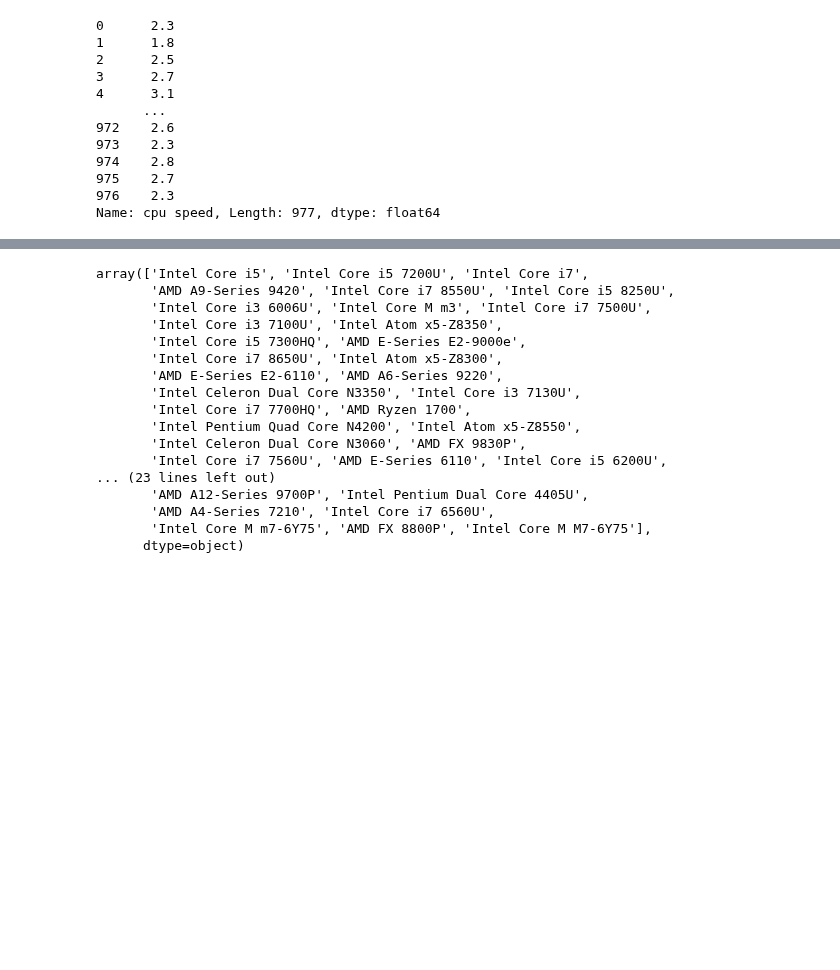
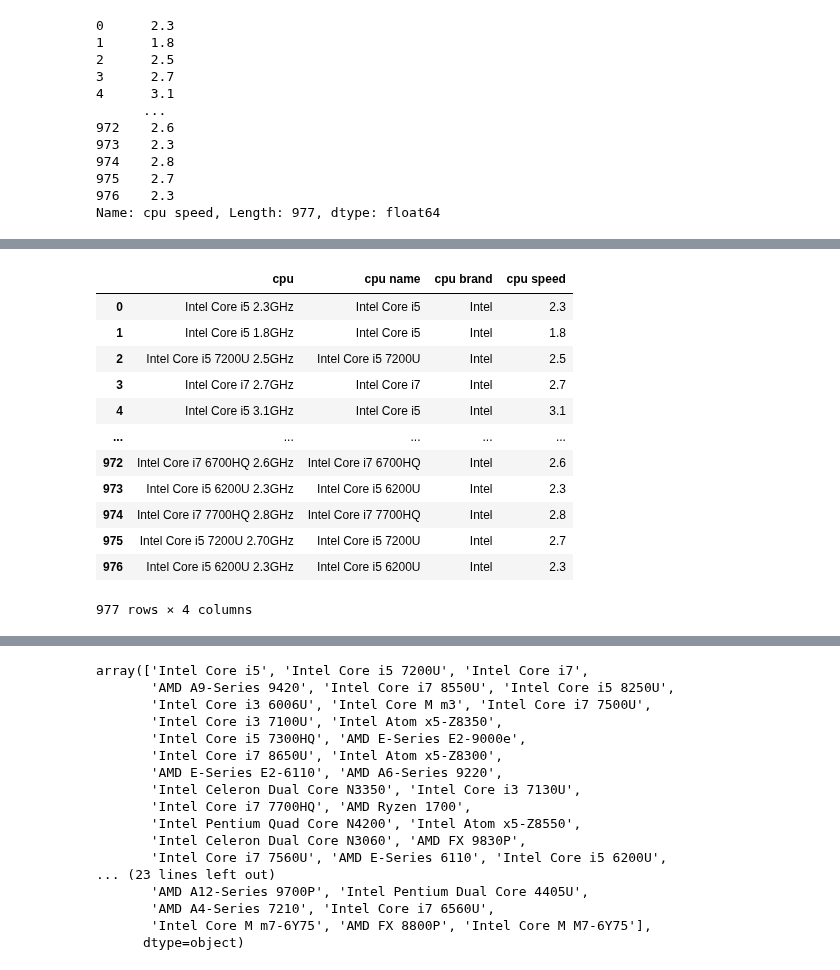
Before and after one commit to indraJuliansyahPutra/Laptop-Price, a Jupyter notebook: clean.ipynb, the cells around one changed output, grey strips where cells are left out. Saved outputs shown, nothing was run; the diff lists cells and outputs as text; code cells hidden in the pictures; blank space fills up the shorter version.

```diff
--- a/clean.ipynb
+++ b/clean.ipynb
@@ -382,3 +432,21 @@ Name: cpu speed, Length: 977, dtype: float64
+# %%
+laptop['cpu brand'] = laptop['cpu name'].str.rsplit(' ', n=0).str[0]
+
+laptop[['cpu', 'cpu name', 'cpu brand', 'cpu speed']]
+# %% [output]
+|  | cpu | cpu name | cpu brand | cpu speed |
+| 0 | Intel Core i5 2.3GHz | Intel Core i5 | Intel | 2.3 |
+| 1 | Intel Core i5 1.8GHz | Intel Core i5 | Intel | 1.8 |
+| 2 | Intel Core i5 7200U 2.5GHz | Intel Core i5 7200U | Intel | 2.5 |
+| 3 | Intel Core i7 2.7GHz | Intel Core i7 | Intel | 2.7 |
+| 4 | Intel Core i5 3.1GHz | Intel Core i5 | Intel | 3.1 |
+| ... | ... | ... | ... | ... |
+| 972 | Intel Core i7 6700HQ 2.6GHz | Intel Core i7 6700HQ | Intel | 2.6 |
+| 973 | Intel Core i5 6200U 2.3GHz | Intel Core i5 6200U | Intel | 2.3 |
+| 974 | Intel Core i7 7700HQ 2.8GHz | Intel Core i7 7700HQ | Intel | 2.8 |
+| 975 | Intel Core i5 7200U 2.70GHz | Intel Core i5 7200U | Intel | 2.7 |
+| 976 | Intel Core i5 6200U 2.3GHz | Intel Core i5 6200U | Intel | 2.3 |
+977 rows × 4 columns
 # %%
 laptop = laptop.drop('cpu', axis=1)
 # %%
```
Also changed, not shown: parts of 13 cells of this notebook.
